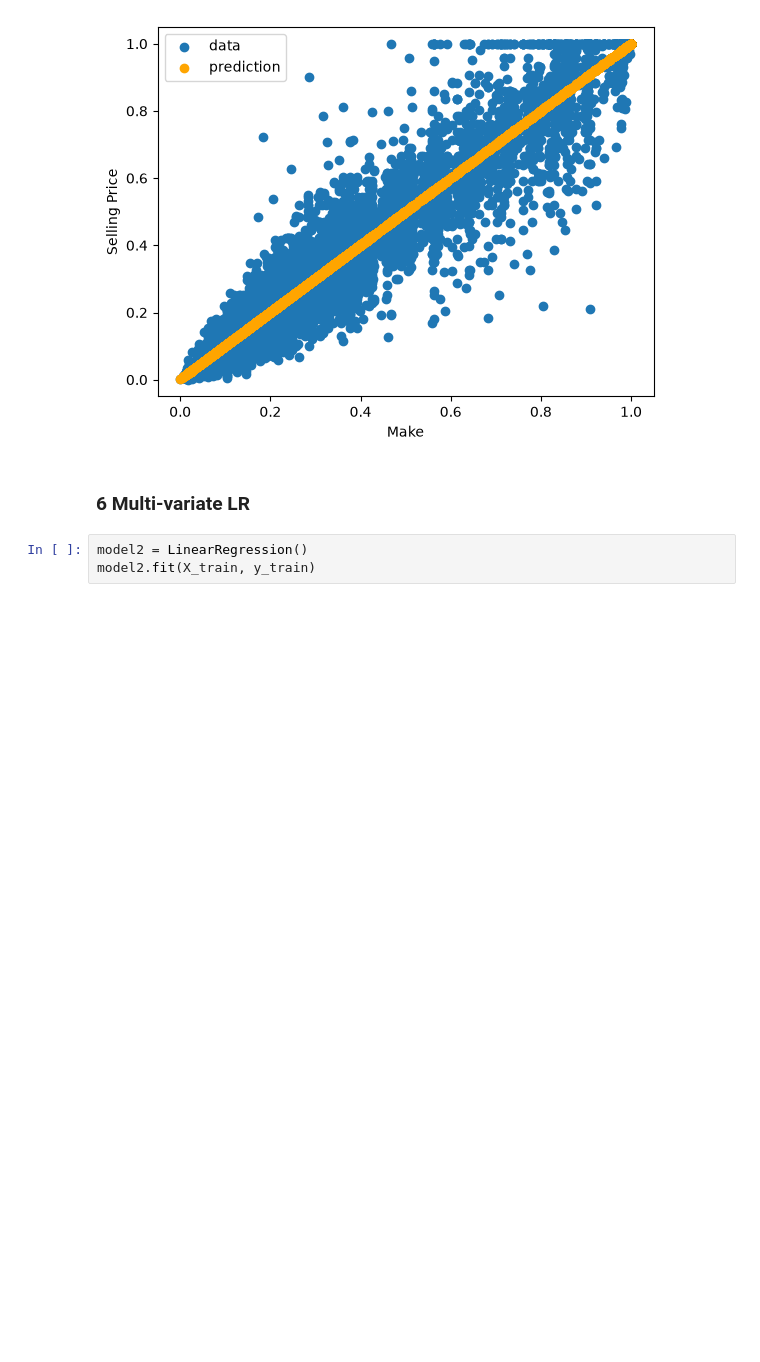
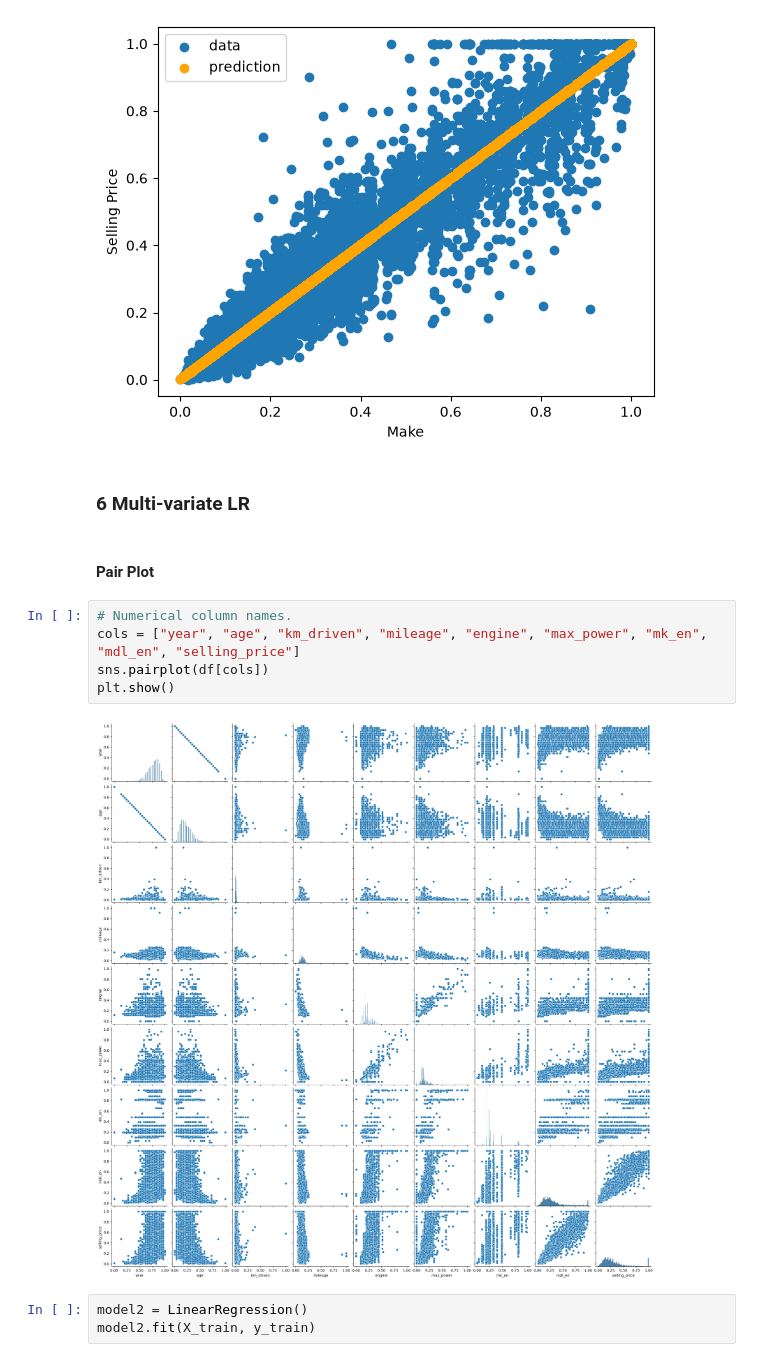
Before and after one commit to dheemanth-bhat/supervised-ml-algorithms, a Jupyter notebook: 01_Linear_Regression/10_Project_1.ipynb, the cells around one changed output. Drawn from its saved outputs; the diff is of its cells as text; blank space fills up the shorter version.

```diff
--- a/01_Linear_Regression/10_Project_1.ipynb
+++ b/01_Linear_Regression/10_Project_1.ipynb
@@ -224,6 +228,15 @@ plt.show()
 [figure]
 # %% [markdown]
 ### 6 Multi-variate LR
+# %% [markdown]
+#### Pair Plot
+# %%
+# Numerical column names.
+cols = ["year", "age", "km_driven", "mileage", "engine", "max_power", "mk_en", "mdl_en", "selling_price"]
+sns.pairplot(df[cols])
+plt.show()
+# %% [output]
+[figure, added]
 # %%
 model2 = LinearRegression()
 model2.fit(X_train, y_train)
```
Also changed, not shown: parts of 4 cells of this notebook, 3 other files.
